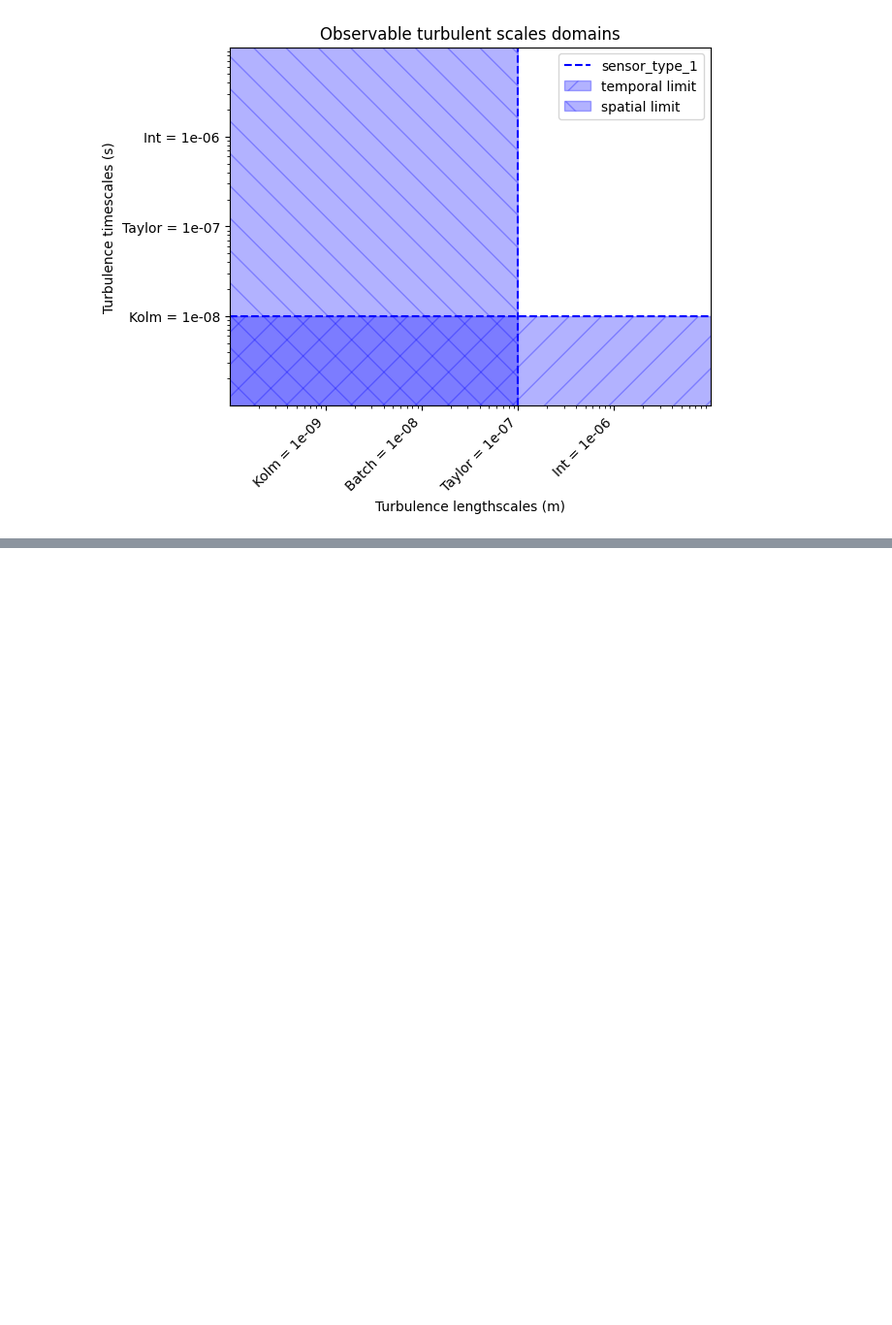
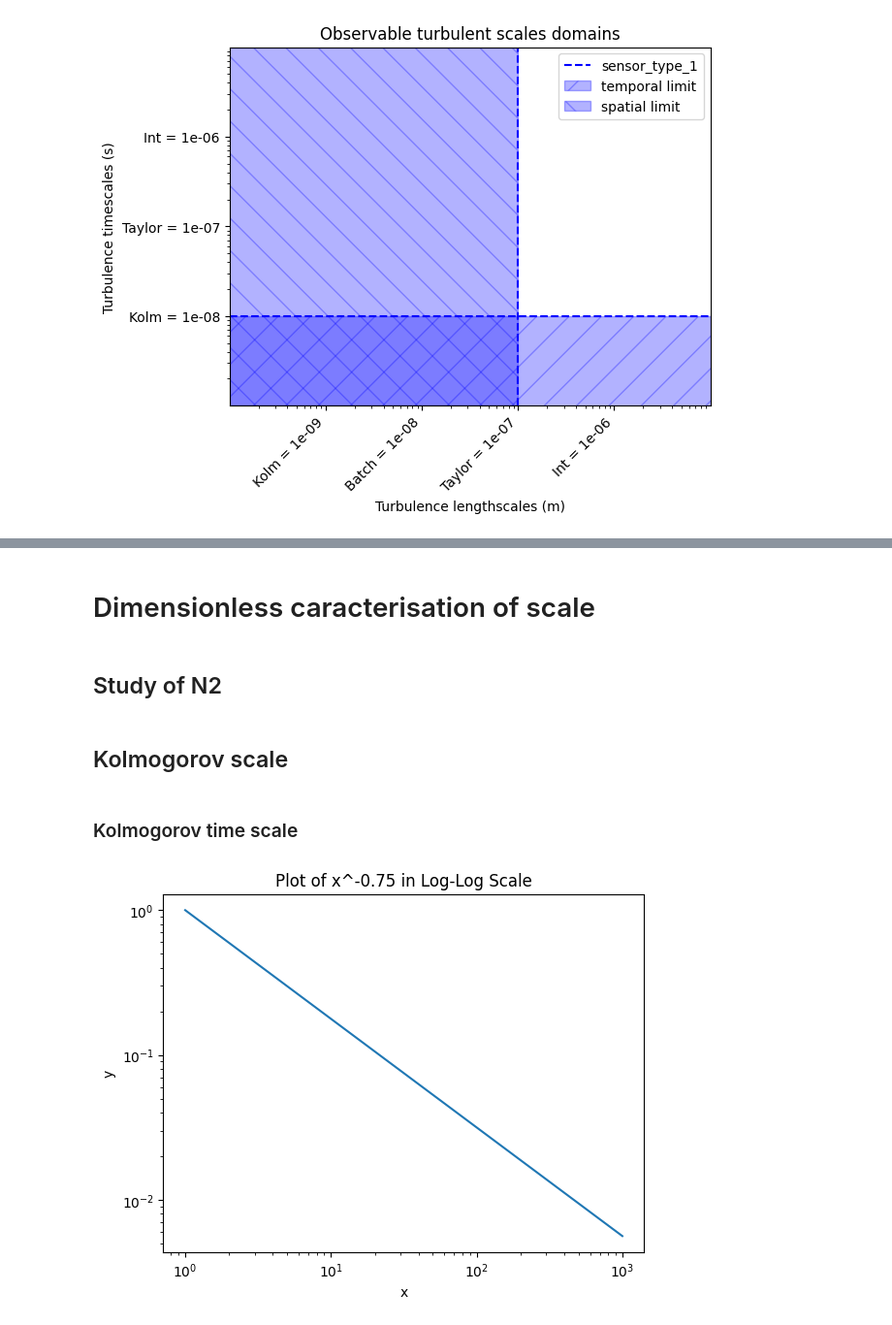
Before and after one commit to henri-avec-un-i/UPC_internship, a Jupyter notebook: caracterisation_of_turbulent_scales.ipynb, the cells around one changed output, grey strips where cells are left out. Shown at 97% size. Cells and saved outputs as stored; diff of their text form; code cells hidden in the pictures; blank space fills up the shorter version.

```diff
--- a/caracterisation_of_turbulent_scales.ipynb
+++ b/caracterisation_of_turbulent_scales.ipynb
@@ -746,0 +1662,4 @@ plot_time_vs_spatial_resolution(turbulent_timescales_values, turbulent_timescale
+# %% [markdown]
+# Dimensionless caracterisation of scale
+# %% [markdown]
+## Study of N2
@@ -746,0 +1669,26 @@ plot_time_vs_spatial_resolution(turbulent_timescales_values, turbulent_timescale
+# %% [markdown]
+## Kolmogorov scale
+# %% [markdown]
+### Kolmogorov time scale
+# %%
+import numpy as np
+import matplotlib.pyplot as plt
+
+# Generate x values from 1 to 1000
+x = np.logspace(0, 3, 1000)
+
+# Calculate y values using the function x^(-0.75)
+y = x ** -0.75
+
+# Create the log-log plot
+plt.loglog(x, y)
+
+# Set plot labels and title
+plt.xlabel('x')
+plt.ylabel('y')
+plt.title('Plot of x^-0.75 in Log-Log Scale')
+
+# Display the plot
+plt.show()
+# %% [output]
+[figure, added]
```
Also changed, not shown: parts of 10 cells of this notebook, 1 other file.
